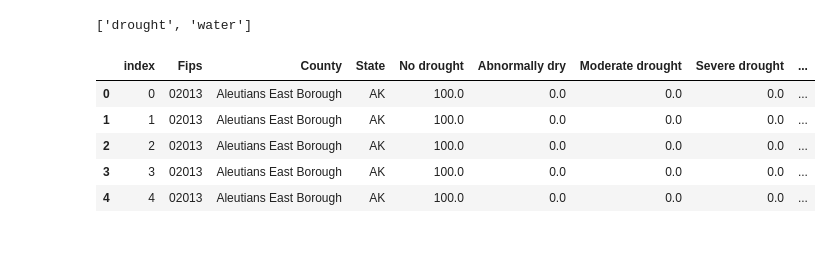
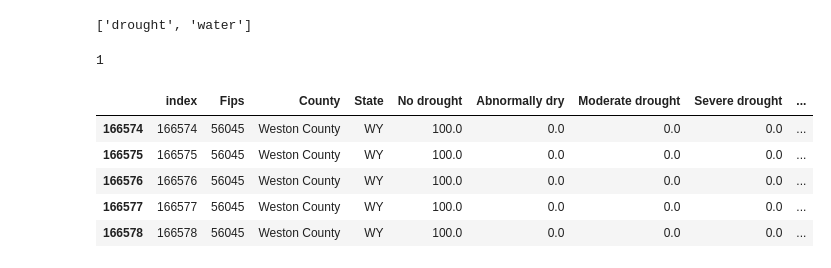
Before and after one commit to gwroth89/water-use-analysis, a Jupyter notebook: Water and Drought County Clean Data.ipynb, the cells around one changed output. Cells and saved outputs as stored; diff of their text form; code cells hidden in the pictures.

```diff
--- a/Water and Drought County Clean Data.ipynb
+++ b/Water and Drought County Clean Data.ipynb
@@ -393,13 +401,17 @@ water_county_renamed_col.to_sql(name='water', con=engine, if_exists='append', in
 engine.table_names()
 # %% [output]
 ['drought', 'water']
+# %%
+print (len(['drought']))
+# %% [output]
+1
 # %%
-pd.read_sql_query('select * from drought', con=engine).head()
+pd.read_sql_query('select * from drought', con=engine).tail()
 # %% [output]
 |  | index | Fips | County | State | No drought | Abnormally dry | Moderate drought | Severe drought | ... |
-| 0 | 0 | 02013 | Aleutians East Borough | AK | 100.0 | 0.0 | 0.0 | 0.0 | ... |
-| 1 | 1 | 02013 | Aleutians East Borough | AK | 100.0 | 0.0 | 0.0 | 0.0 | ... |
-| 2 | 2 | 02013 | Aleutians East Borough | AK | 100.0 | 0.0 | 0.0 | 0.0 | ... |
-| 3 | 3 | 02013 | Aleutians East Borough | AK | 100.0 | 0.0 | 0.0 | 0.0 | ... |
-| 4 | 4 | 02013 | Aleutians East Borough | AK | 100.0 | 0.0 | 0.0 | 0.0 | ... |
+| 166574 | 166574 | 56045 | Weston County | WY | 100.0 | 0.0 | 0.0 | 0.0 | ... |
+| 166575 | 166575 | 56045 | Weston County | WY | 100.0 | 0.0 | 0.0 | 0.0 | ... |
+| 166576 | 166576 | 56045 | Weston County | WY | 100.0 | 0.0 | 0.0 | 0.0 | ... |
+| 166577 | 166577 | 56045 | Weston County | WY | 100.0 | 0.0 | 0.0 | 0.0 | ... |
+| 166578 | 166578 | 56045 | Weston County | WY | 100.0 | 0.0 | 0.0 | 0.0 | ... |
 # %%
```
Also changed, not shown: parts of 3 cells of this notebook.
